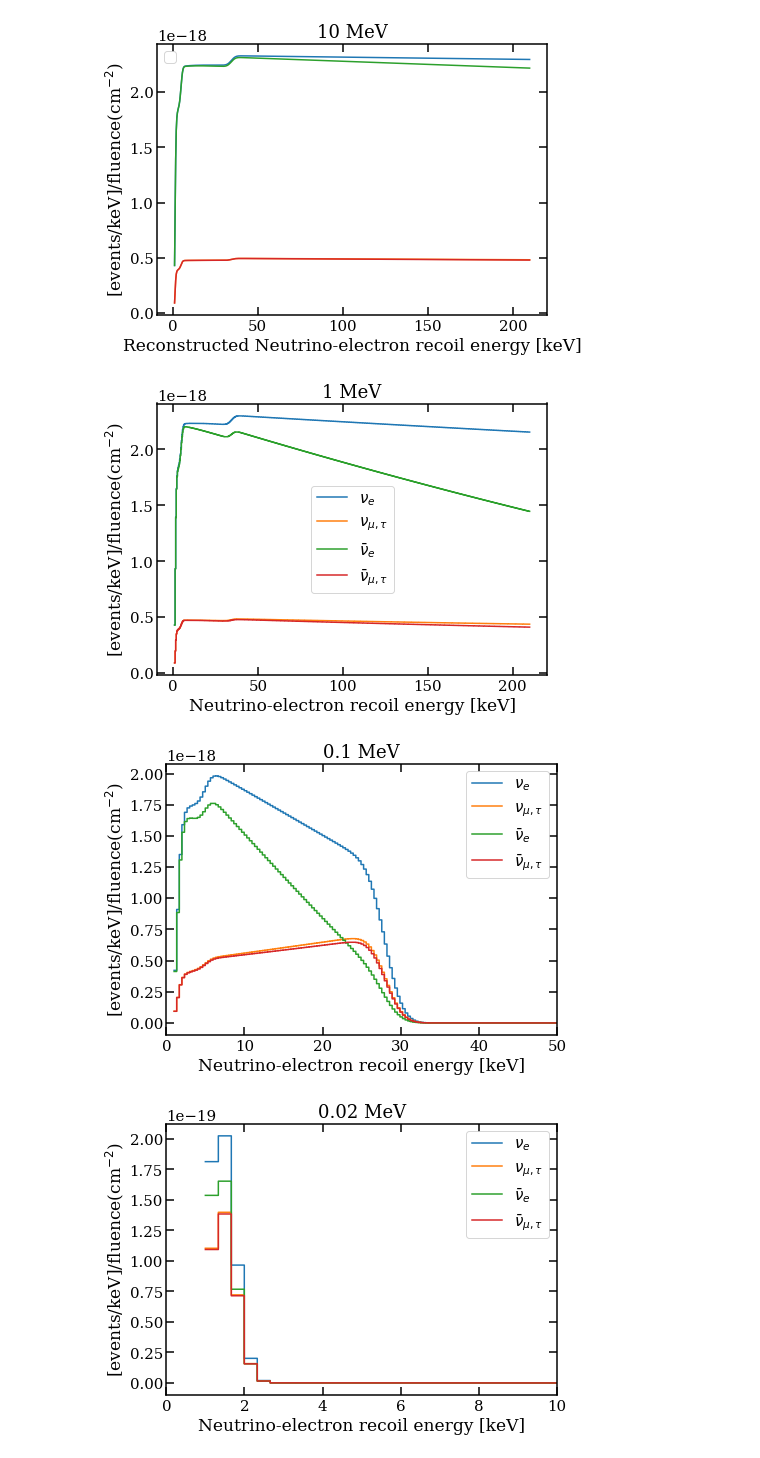
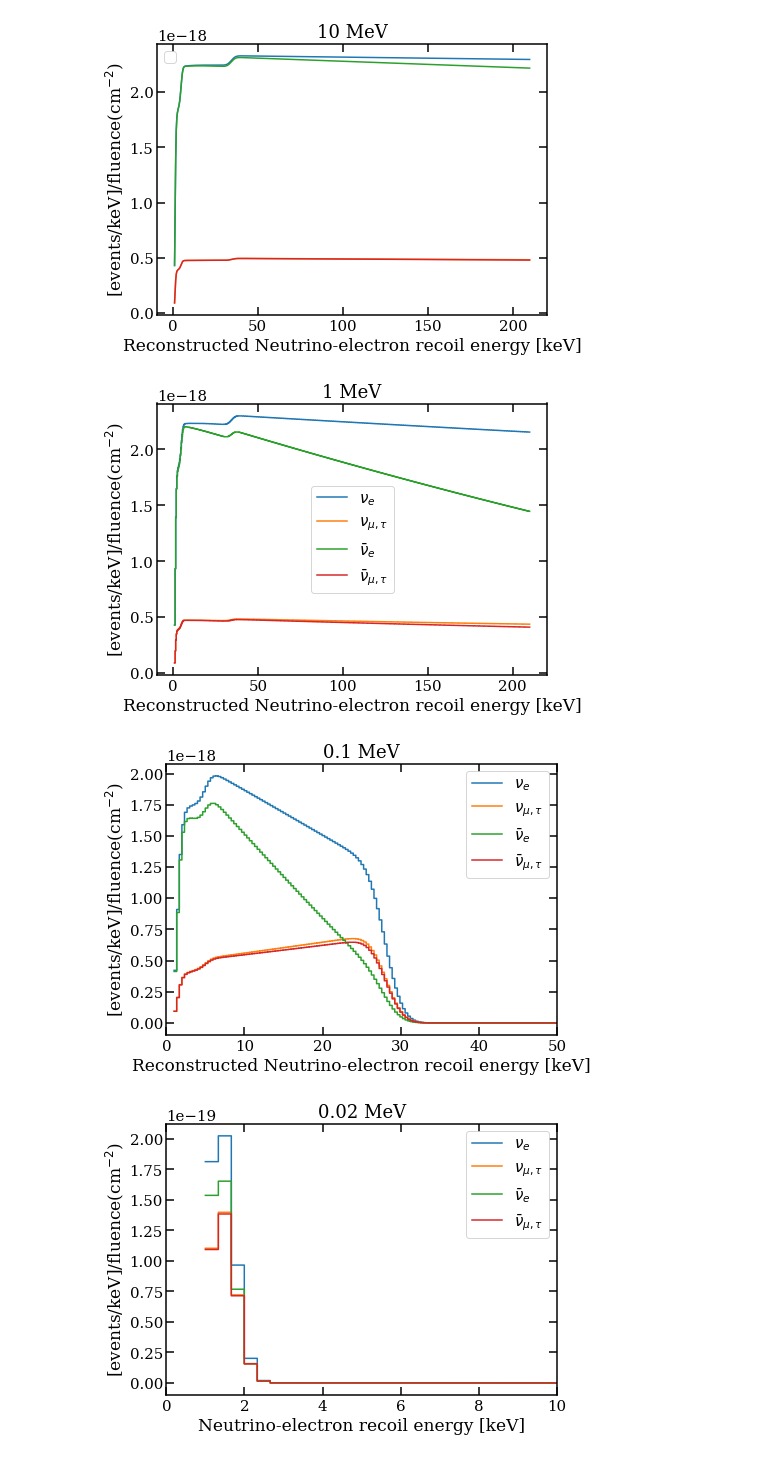
Before and after one commit to XENON1T/Gravitational-Waves, a Jupyter notebook: Elastic+neutrino-electron+limit.ipynb, the cells around one changed output. Cells and saved outputs as stored; diff of their text form; code cells hidden in the pictures.

```diff
--- a/Elastic+neutrino-electron+limit.ipynb
+++ b/Elastic+neutrino-electron+limit.ipynb
@@ -270,12 +270,13 @@ def smear_array(Es, rate, acceptance, fm, bins=np.linspace(0, 210, 1000)):
 # Events in our detector at fixed Energy
 # %%
 fm_ER = 1.042
+Reconstructed_energy = np.linspace(1, 210,630)
 # %%
 fig, ax = plt.subplots(1, 1, figsize=(7,5))
 for neu in neutrinos:
     rates = nu.dRdE_SM(Es, 10000.0, neu, stepping=stepping)
     rate_interp = interp1d(Es, rates , bounds_error=False, fill_value=0)
-    nu_smeared = smear_array(Es, rate_interp(Es), accept_ER, fm_ER, bins=np.linspace(1, 210,630))
+    nu_smeared = smear_array(Es, rate_interp(Es), accept_ER, fm_ER, bins=Reconstructed_energy)
     #nu_smeared.plot(log_label=neu['label'])
     plt.plot(nu_smeared.bin_centers, nu_smeared.histogram)
     #plt.plot(energy_ER, rates, label=neu['label'])
@@ -293,29 +294,29 @@ No handles with labels found to put in legend.
 # %%
 fig, ax = plt.subplots(1, 1, figsize=(7,5))
 for neu in neutrinos:
     rates = nu.dRdE_SM(Es, 1000.0, neu, stepping=stepping)
     rate_interp = interp1d(Es, rates , bounds_error=False, fill_value=0)
-    nu_smeared = smear_array(Es, rate_interp(Es), accept_ER, fm_ER, bins=np.linspace(1, 210,630))
+    nu_smeared = smear_array(Es, rate_interp(Es), accept_ER, fm_ER, bins=Reconstructed_energy)
     nu_smeared.plot(label=neu['label'])
 ax.set_title("1 MeV")
-ax.set_xlabel("Neutrino-electron recoil energy [keV]")
+ax.set_xlabel("Reconstructed Neutrino-electron recoil energy [keV]")
 ax.set_ylabel(r"[events/keV]/fluence(cm$^{-2}$)")
 ax.yaxis.set_ticks_position('both')
 ax.xaxis.set_ticks_position('both')
 ax.legend()
 
 plt.show()
 # %% [output]
-[figure, old version]
+[figure, new version]
 # %%
 fig, ax = plt.subplots(1, 1, figsize=(7,5))
 for neu in neutrinos:
     rates = nu.dRdE_SM(Es, 100.0, neu, stepping=stepping)
     rate_interp = interp1d(Es, rates , bounds_error=False, fill_value=0)
-    nu_smeared = smear_array(Es, rate_interp(Es), accept_ER, fm_ER, bins=np.linspace(1, 210,630))
+    nu_smeared = smear_array(Es, rate_interp(Es), accept_ER, fm_ER, bins=Reconstructed_energy)
     nu_smeared.plot(label=neu['label'])
 ax.set_title("0.1 MeV")
-ax.set_xlabel("Neutrino-electron recoil energy [keV]")
+ax.set_xlabel("Reconstructed Neutrino-electron recoil energy [keV]")
 ax.set_ylabel(r"[events/keV]/fluence(cm$^{-2}$)")
 ax.yaxis.set_ticks_position('both')
 ax.xaxis.set_ticks_position('both')
@@ -323,7 +324,7 @@ ax.legend()
 plt.xlim(0,50)
 plt.show()
 # %% [output]
-[figure, old version]
+[figure, new version]
 # %%
 fig, ax = plt.subplots(1, 1, figsize=(7,5))
 for neu in neutrinos:
```
Also changed, not shown: parts of 2 cells of this notebook.
